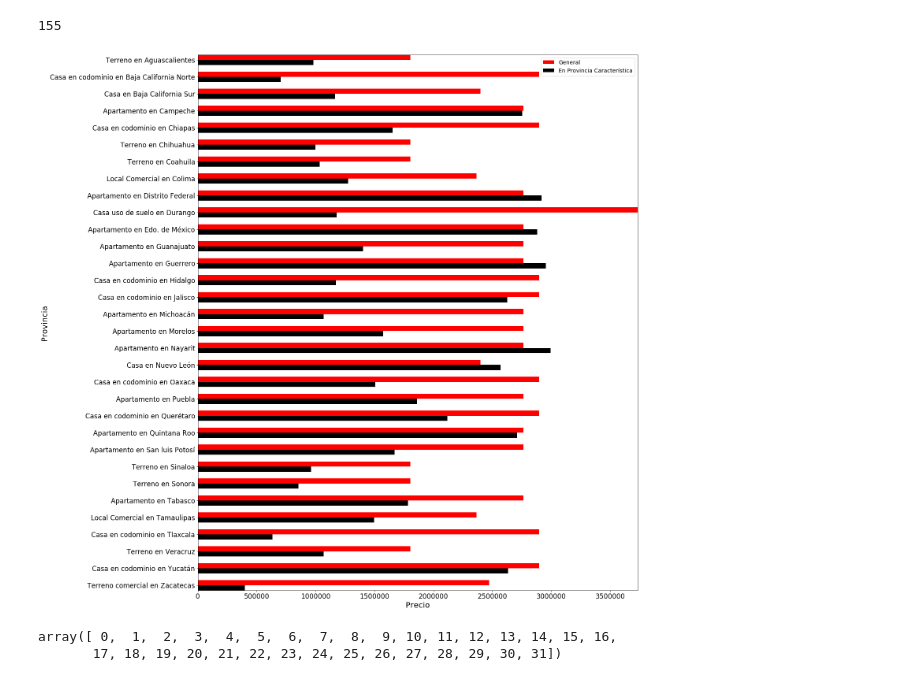
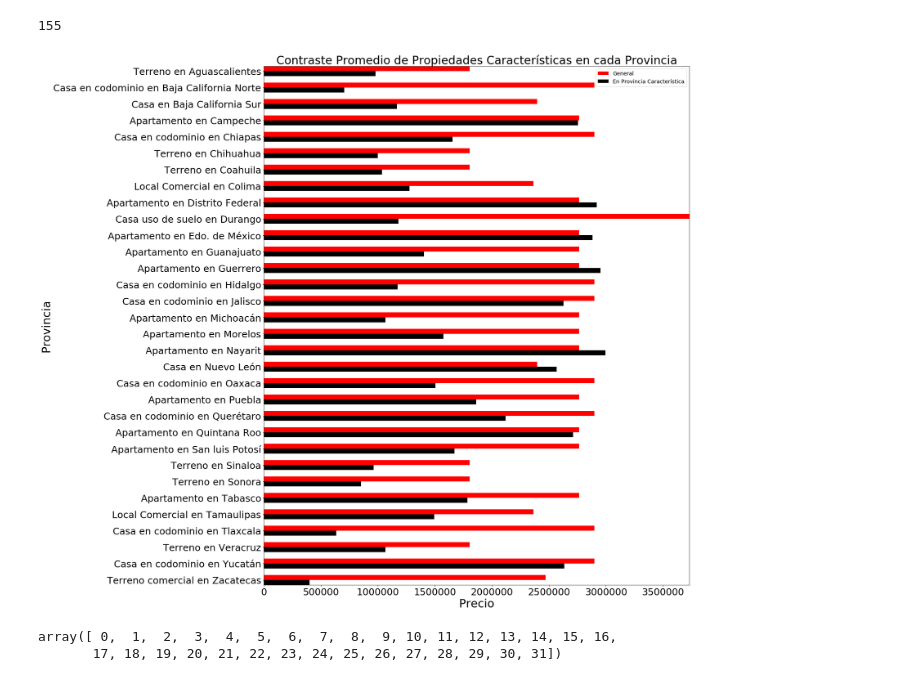
Before and after one commit to komod0/TPs-Org.Datos, a Jupyter notebook: tp1/nbesteban.ipynb, the cells around one changed output. Cells and saved outputs as stored; diff of their text form; code cells hidden in the pictures.

```diff
--- a/tp1/nbesteban.ipynb
+++ b/tp1/nbesteban.ipynb
@@ -1082,38 +1154,40 @@ plt.barh(x - (ancho/2), prom, ancho, color = 'red', label = 'General')
 plt.barh(x + (ancho/2), promProv, ancho, color = 'black', label = 'En Provincia Característica')
 
 
 prov2 = ['Terreno en Aguascalientes','Casa en codominio en Baja California Norte',
     'Casa en Baja California Sur','Apartamento en Campeche',
 	'Casa en codominio en Chiapas','Terreno en Chihuahua','Terreno en Coahuila',
         'Local Comercial en Colima','Apartamento en Distrito Federal',
 		'Casa uso de suelo en Durango',
 		'Apartamento en Edo. de México','Apartamento en Guanajuato',
         'Apartamento en Guerrero','Casa en codominio en Hidalgo',
 		 'Casa en codominio en Jalisco','Apartamento en Michoacán','Apartamento en Morelos'
 		 ,'Apartamento en Nayarit','Casa en Nuevo León',
         'Casa en codominio en Oaxaca',
 		'Apartamento en Puebla','Casa en codominio en Querétaro',
 		'Apartamento en Quintana Roo','Apartamento en San luis Potosí','Terreno en Sinaloa',
         'Terreno en Sonora','Apartamento en Tabasco',
 		'Local Comercial en Tamaulipas',
 		'Casa en codominio en Tlaxcala','Terreno en Veracruz','Casa en codominio en Yucatán',
 		'Terreno comercial en Zacatecas' ]
 
+# Título
+plt.title("Contraste Promedio de Propiedades Características en cada Provincia", fontsize = 30)
 
 plt.yticks( np.arange(len(prov2)), np.arange(len(prov2)) + 1)
 ax.set_yticklabels(prov2, fontsize=17)
 
-p1 = plt.xlabel("Precio", fontsize = 20);
-p2 = plt.ylabel("Provincia", fontsize = 20);
+p1 = plt.xlabel("Precio", fontsize = 30);
+p2 = plt.ylabel("Provincia", fontsize = 30);
 plt.autoscale(tight = True)
 
-plt.tick_params(axis='both', which='major', labelsize = 17)
-plt.tick_params(axis='both', which='minor', labelsize = 17)
+plt.tick_params(axis='both', which='major', labelsize = 25)
+plt.tick_params(axis='both', which='minor', labelsize = 25)
 plt.legend(prop={'size': 14})
 
 ax.invert_yaxis()
 # %% [output]
-[figure, old version]
+[figure, new version]
 # %%
 np.arange(len(prov))
 # %% [output]
```
Also changed, not shown: parts of 38 cells of this notebook.
